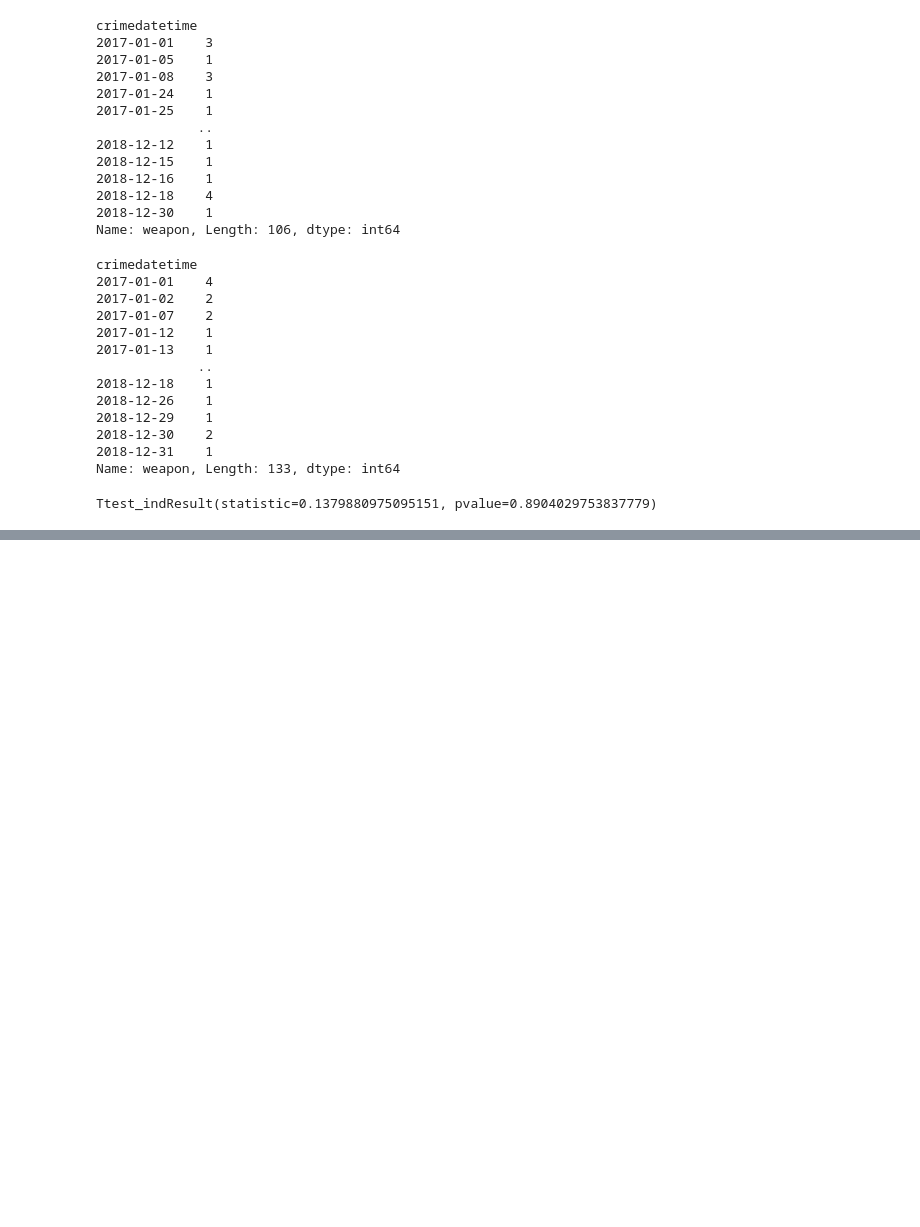
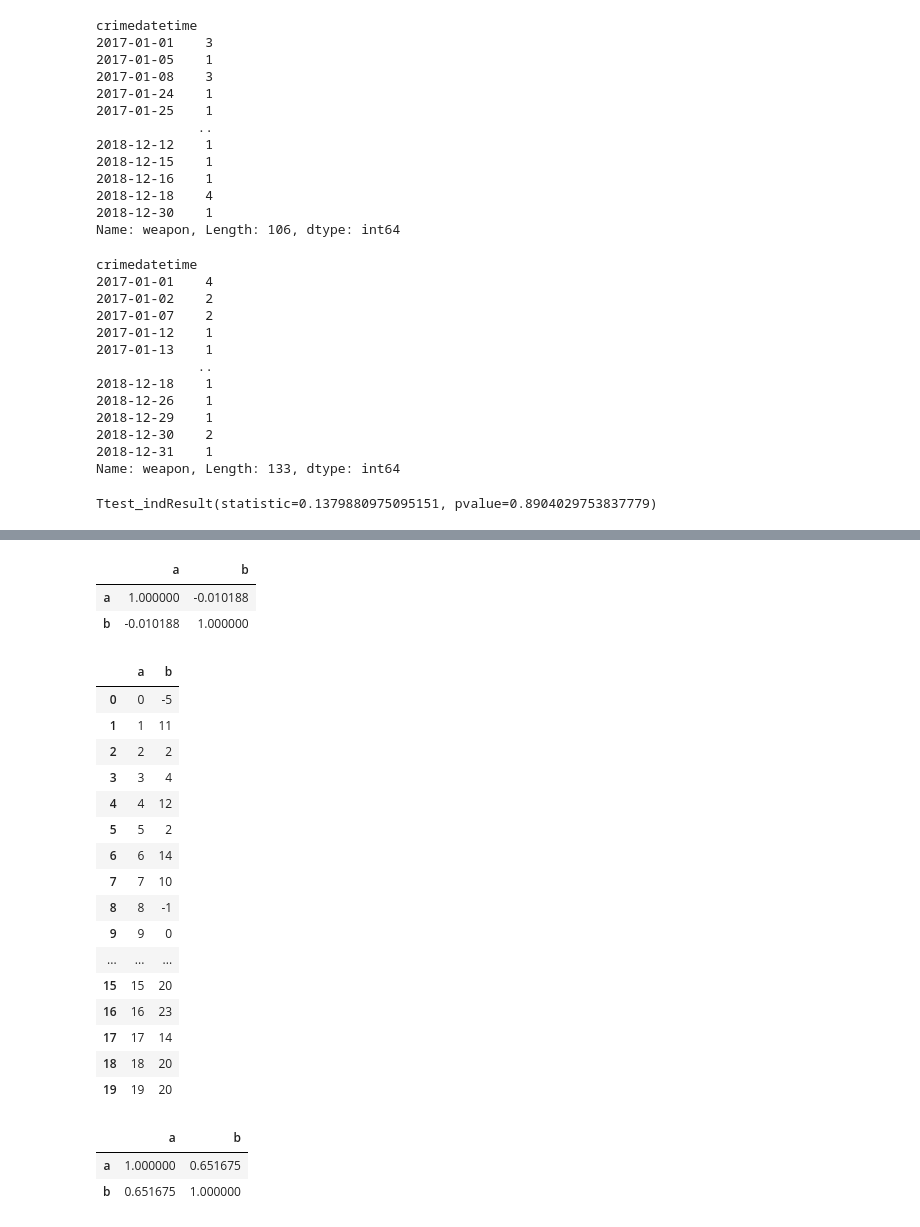
Before and after one commit to Pkangokar/DS601_Spring22, a Jupyter notebook: Week12/notebooks/ttest.ipynb, the cells around one changed output, grey strips where cells are left out. Saved outputs shown, nothing was run; the diff lists cells and outputs as text; code cells hidden in the pictures; blank space fills up the shorter version.

```diff
--- a/Week12/notebooks/ttest.ipynb
+++ b/Week12/notebooks/ttest.ipynb
@@ -209,0 +234,35 @@ Ttest_indResult(statistic=0.1379880975095151, pvalue=0.8904029753837779)
+# %%
+df[['a','b']].corr()
+# %% [output]
+|  | a | b |
+| a | 1.000000 | -0.010188 |
+| b | -0.010188 | 1.000000 |
+# %%
+df = pd.DataFrame()
+df['a'] =  [x for x in range(20)]
+df['b'] = [x + randint(-10, 10) for x in range(20)]
+df
+# %% [output]
+|  | a | b |
+| 0 | 0 | -5 |
+| 1 | 1 | 11 |
+| 2 | 2 | 2 |
+| 3 | 3 | 4 |
+| 4 | 4 | 12 |
+| 5 | 5 | 2 |
+| 6 | 6 | 14 |
+| 7 | 7 | 10 |
+| 8 | 8 | -1 |
+| 9 | 9 | 0 |
+| ... | ... | ... |
+| 15 | 15 | 20 |
+| 16 | 16 | 23 |
+| 17 | 17 | 14 |
+| 18 | 18 | 20 |
+| 19 | 19 | 20 |
+# %%
+df.corr()
+# %% [output]
+|  | a | b |
+| a | 1.000000 | 0.651675 |
+| b | 0.651675 | 1.000000 |
```
Also changed, not shown: parts of 5 cells of this notebook, 3 other files.
